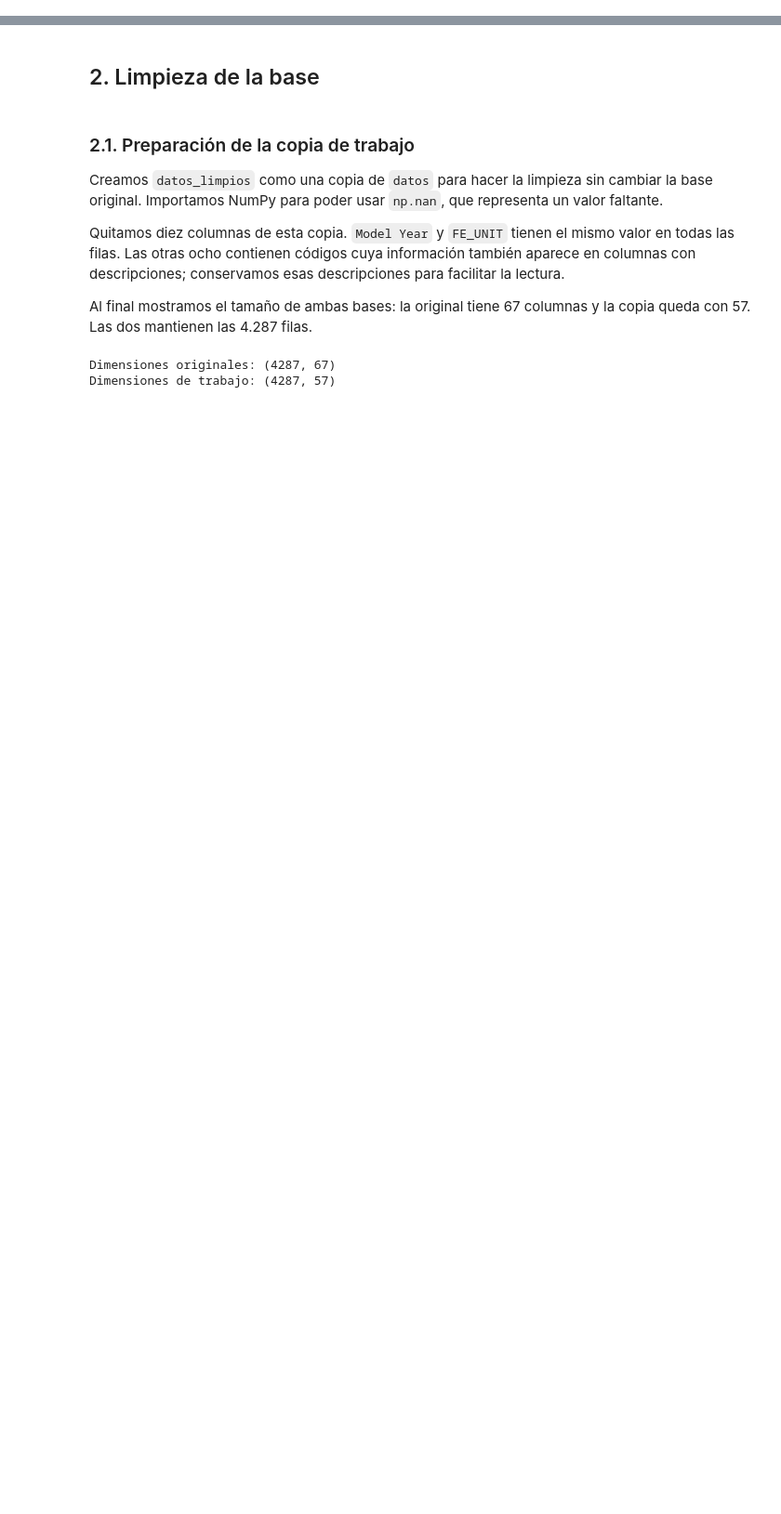
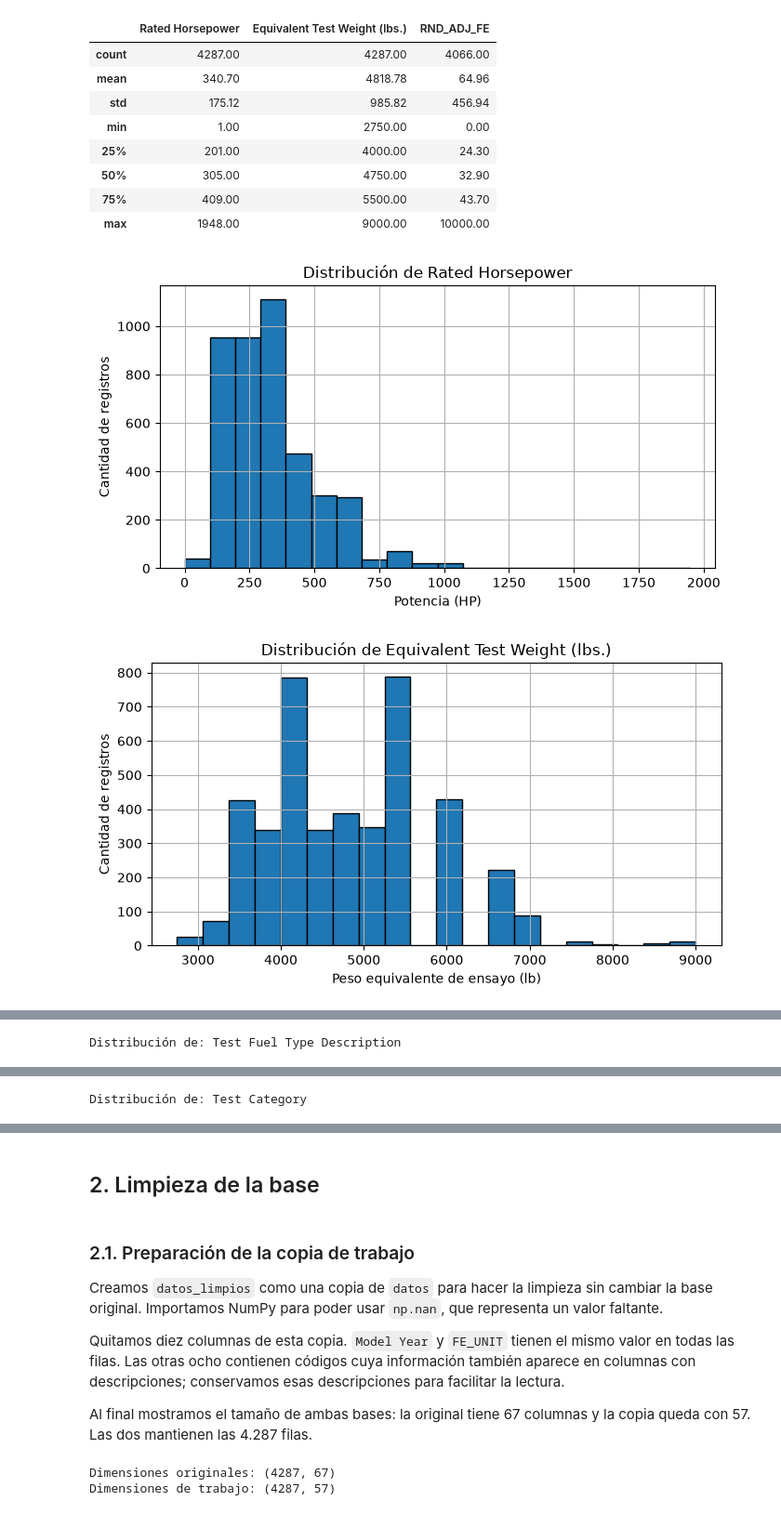
Before and after one commit to rodrigo1git/TPE-Fundamentos-de-Ciencia-de-Datos, a Jupyter notebook: TPE.ipynb, the cells around one changed output, grey strips where cells are left out. Shown at 93% size. Saved outputs shown, nothing was run; the diff lists cells and outputs as text; code cells hidden in the pictures; blank space fills up the shorter version.

```diff
--- a/TPE.ipynb
+++ b/TPE.ipynb
@@ -454,0 +333,54 @@ datos
+# %%
+import matplotlib.pyplot as plt
+
+# 1. Variables cuantitativas: resumen estadístico e histogramas.
+variables_numericas = {
+    "Rated Horsepower": "Potencia (HP)",
+    "Equivalent Test Weight (lbs.)": "Peso equivalente de ensayo (lb)",
+    "RND_ADJ_FE": "Economía de combustible (unidad declarada: MPG)"
+}
+
+display(
+    datos[list(variables_numericas)].describe().round(2)
+)
+
+for columna, etiqueta in variables_numericas.items():
+    plt.figure(figsize=(7, 4))
+
+    datos[columna].hist(bins=20, edgecolor="black")
+
+    plt.title("Distribución de " + columna)
+    plt.xlabel(etiqueta)
+    plt.ylabel("Cantidad de registros")
+    plt.tight_layout()
+    plt.show()
+
+
+# 2. Variables categóricas: frecuencias absolutas y porcentuales.
+variables_categoricas = [
+    "Test Fuel Type Description",
+    "Test Category"
+]
+
+for columna in variables_categoricas:
+    frecuencias = datos[columna].value_counts(dropna=False)
+
+    resumen = pd.DataFrame({
+        "Cantidad de registros": frecuencias,
+        "Porcentaje": frecuencias / datos.shape[0] * 100
+    })
+
+    print("Distribución de:", columna)
+    display(resumen.round(2))
+# %% [output]
+|  | Rated Horsepower | Equivalent Test Weight (lbs.) | RND_ADJ_FE |
+| count | 4287.00 | 4287.00 | 4066.00 |
+| mean | 340.70 | 4818.78 | 64.96 |
+| std | 175.12 | 985.82 | 456.94 |
+| min | 1.00 | 2750.00 | 0.00 |
+| 25% | 201.00 | 4000.00 | 24.30 |
+| 50% | 305.00 | 4750.00 | 32.90 |
+| 75% | 409.00 | 5500.00 | 43.70 |
+| max | 1948.00 | 9000.00 | 10000.00 |
+[figure, added]
+[figure, added]
@@ -454,0 +388 @@ datos
+Distribución de: Test Fuel Type Description
@@ -454,0 +402 @@ datos
+Distribución de: Test Category
```
Also changed, not shown: parts of 33 cells of this notebook, 4 other files.
